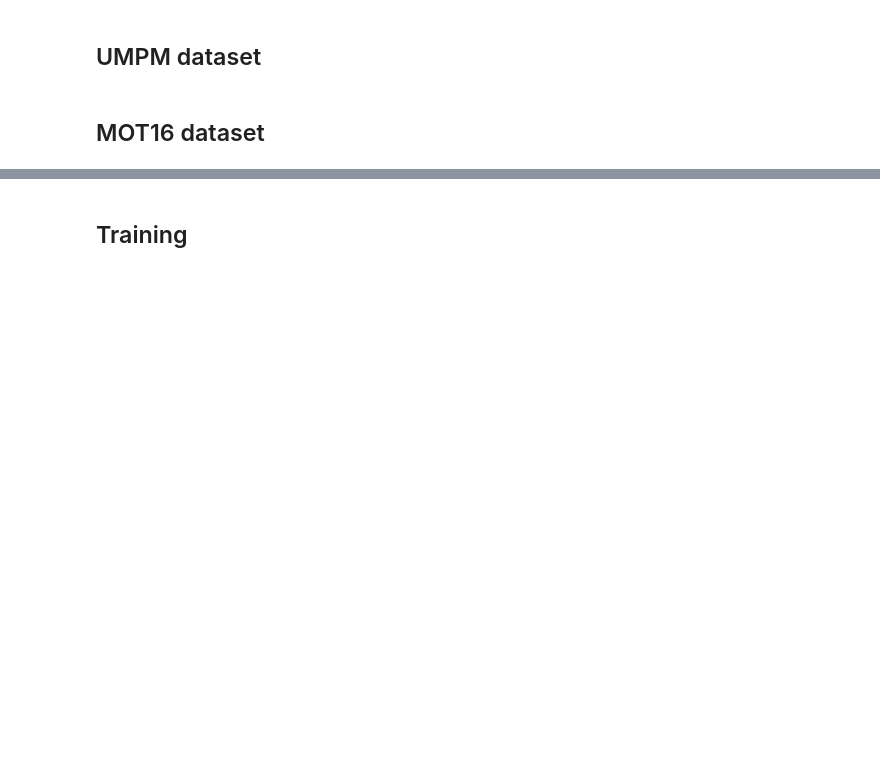
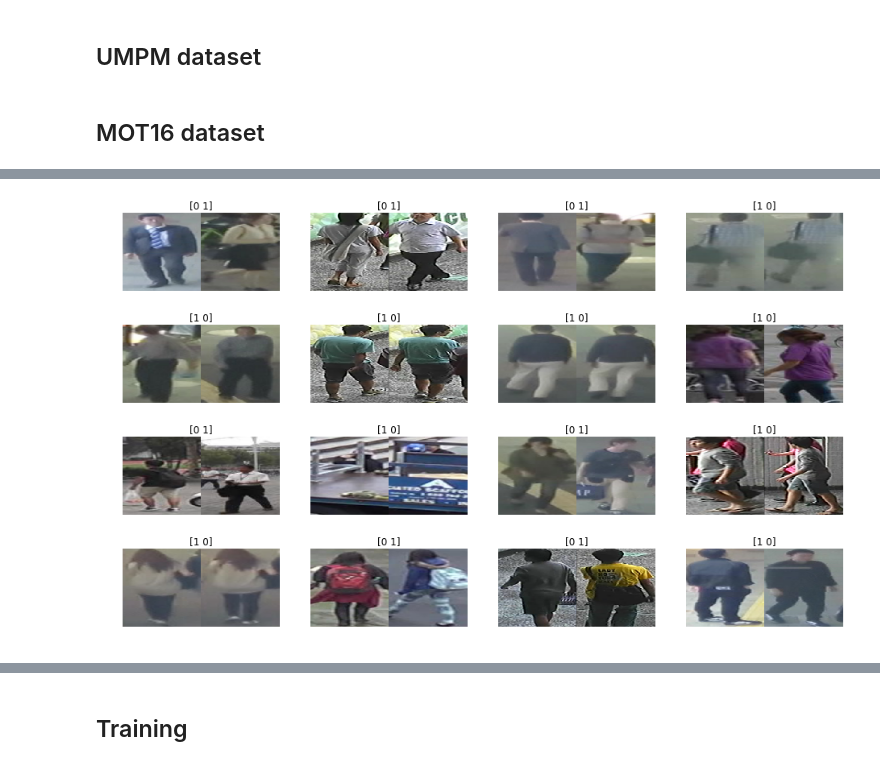
Before and after one commit to jutanke/person_reid, a Jupyter notebook: train.ipynb, the cells around one changed output, grey strips where cells are left out. Drawn from its saved outputs; the diff is of its cells as text; code cells hidden in the pictures; blank space fills up the shorter version.

```diff
--- a/train.ipynb
+++ b/train.ipynb
@@ -118,12 +176,14 @@ plt.show()
 # %%
-x, y = sampler.train()
+x, y = sampler.test()
 
 fig = plt.figure(figsize=(16,20))
 for idx, im in enumerate(x):
     ax = fig.add_subplot(8, 4, idx+1); ax.axis('off')
     Im = np.concatenate([im[:,:,0:3], im[:,:,3:6]], axis=1).astype('uint8')
     ax.imshow(Im)
     ax.set_title(str(y[idx]))
 
 plt.show()
+# %% [output]
+[figure, added]
 # %%
```
Also changed, not shown: parts of 11 cells of this notebook, 4 other files.
